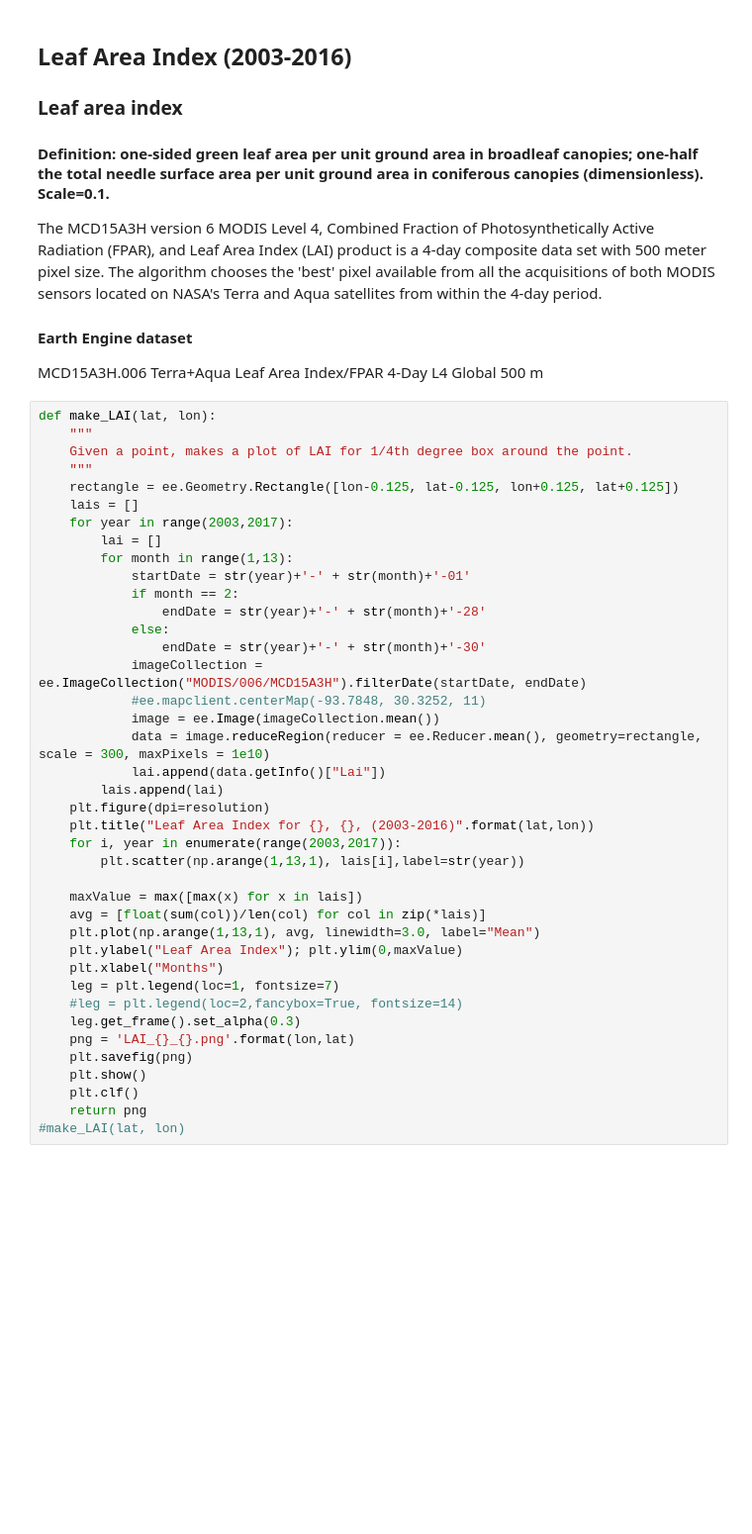
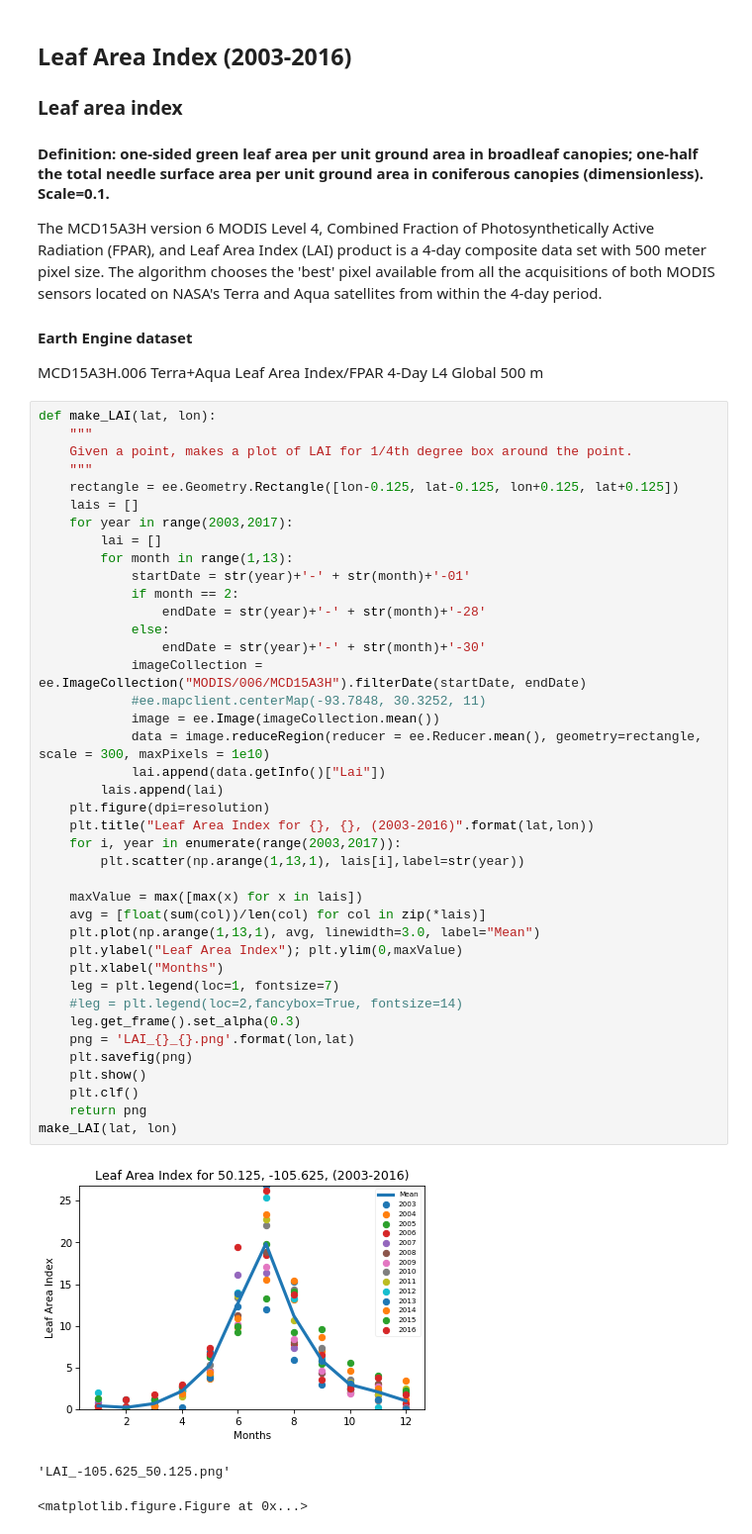
Before and after one commit to solomonvimal/UCLA-Hydro, a Jupyter notebook: ABoVE/Vegetaion_File_from_GEE.ipynb, the cells around one changed output. Shown: that part at 99% size. Saved outputs shown, nothing was run; the diff lists cells and outputs as text; blank space fills up the shorter version.

```diff
--- a/ABoVE/Vegetaion_File_from_GEE.ipynb
+++ b/ABoVE/Vegetaion_File_from_GEE.ipynb
@@ -137,31 +140,35 @@ def make_LAI(lat, lon):
         for month in range(1,13):
             startDate = str(year)+'-' + str(month)+'-01'
             if month == 2:
                 endDate = str(year)+'-' + str(month)+'-28'
             else:
                 endDate = str(year)+'-' + str(month)+'-30'
             imageCollection = ee.ImageCollection("MODIS/006/MCD15A3H").filterDate(startDate, endDate)
             #ee.mapclient.centerMap(-93.7848, 30.3252, 11)
             image = ee.Image(imageCollection.mean())
             data = image.reduceRegion(reducer = ee.Reducer.mean(), geometry=rectangle,  scale = 300, maxPixels = 1e10)
             lai.append(data.getInfo()["Lai"])
         lais.append(lai)
     plt.figure(dpi=resolution)
     plt.title("Leaf Area Index for {}, {}, (2003-2016)".format(lat,lon))
     for i, year in enumerate(range(2003,2017)):
         plt.scatter(np.arange(1,13,1), lais[i],label=str(year))
 
     maxValue = max([max(x) for x in lais])
     avg = [float(sum(col))/len(col) for col in zip(*lais)]
     plt.plot(np.arange(1,13,1), avg, linewidth=3.0, label="Mean")
     plt.ylabel("Leaf Area Index"); plt.ylim(0,maxValue)
     plt.xlabel("Months")
     leg = plt.legend(loc=1, fontsize=7)
     #leg = plt.legend(loc=2,fancybox=True, fontsize=14)
     leg.get_frame().set_alpha(0.3)
     png = 'LAI_{}_{}.png'.format(lon,lat)
     plt.savefig(png)
     plt.show()
     plt.clf()
     return png
-#make_LAI(lat, lon)
+make_LAI(lat, lon)
+# %% [output]
+[figure, added]
+'LAI_-105.625_50.125.png'
+<matplotlib.figure.Figure at 0x...>
```
Also changed, not shown: parts of 6 cells of this notebook, 10 other files.
